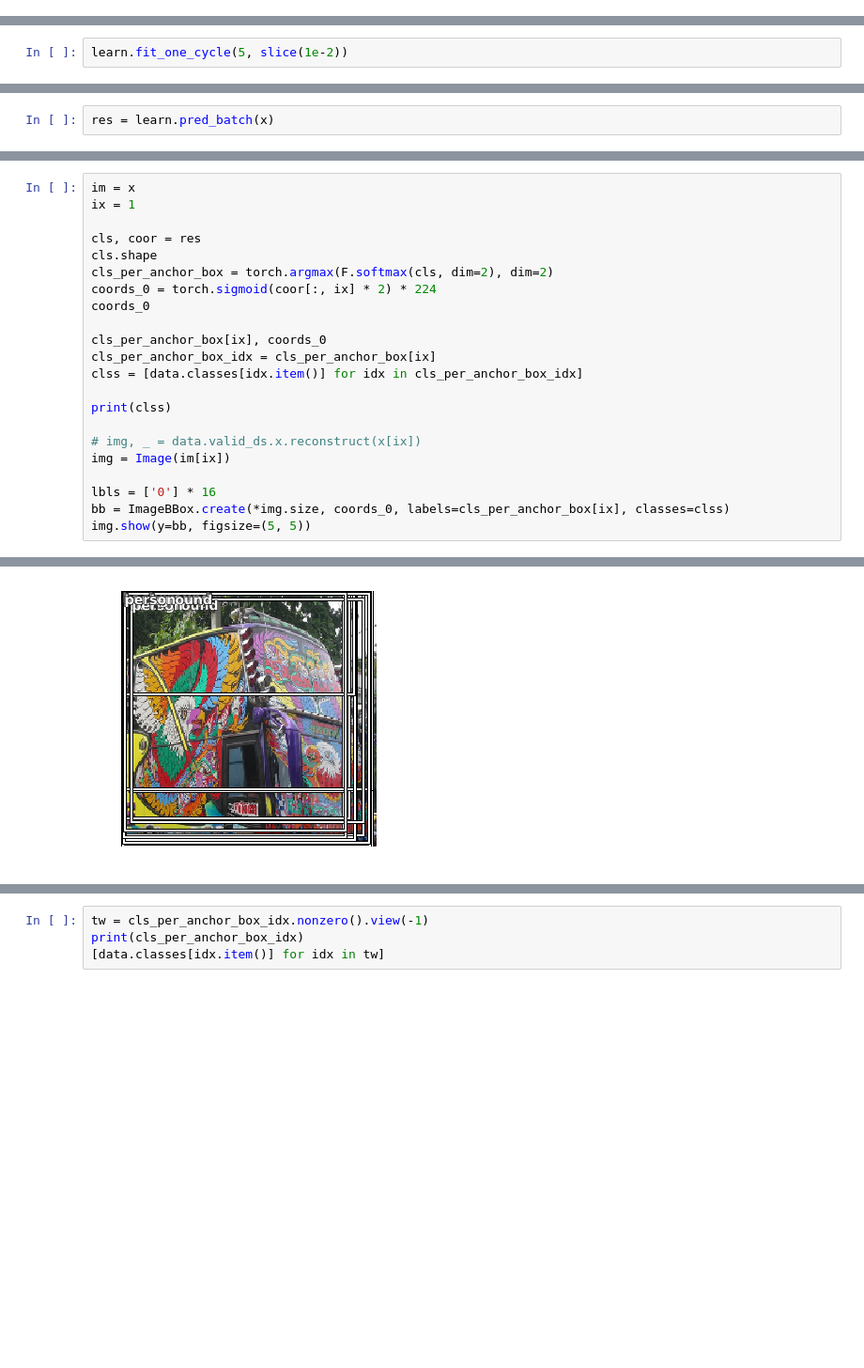
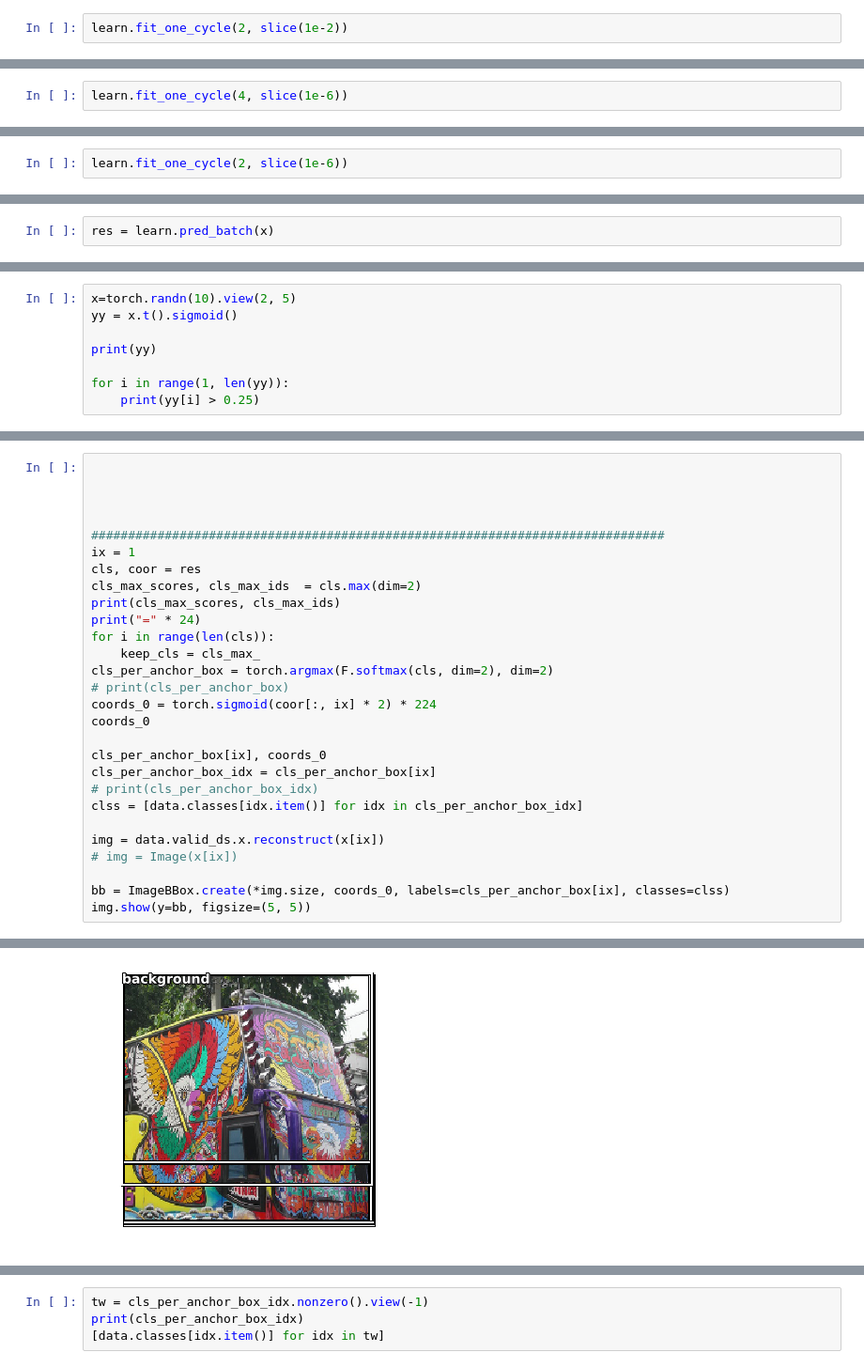
Before and after one commit to sidravic/SSD_ObjectDetection_2, a Jupyter notebook: train/MultiLabelObjectDetection.ipynb, the cells around one changed output, grey strips where cells are left out. Shown at 94% size. Saved outputs shown, nothing was run; the diff lists cells and outputs as text; blank space fills up the shorter version.

```diff
--- a/train/MultiLabelObjectDetection.ipynb
+++ b/train/MultiLabelObjectDetection.ipynb
@@ -699,0 +738,2 @@ learn = cnn_learner(data, models.resnet34, custom_head=head_reg4, loss_func=ssd_
+# %%
+learn.fit_one_cycle(2, slice(1e-2))
@@ -713,4 +755,4 @@ Min loss divided by 10: 1.45E-02
 # %%
-learn.fit_one_cycle(5, slice(1e-2))
+learn.fit_one_cycle(4, slice(1e-6))
 # %% [output]
 | epoch | train_loss | valid_loss | time |
@@ -721,0 +774,2 @@ learn.fit_one_cycle(5, slice(1e-2))
+# %%
+learn.fit_one_cycle(2, slice(1e-6))
@@ -732,0 +992,8 @@ res = learn.pred_batch(x)
+# %%
+x=torch.randn(10).view(2, 5)
+yy = x.t().sigmoid()
+
+print(yy)
+
+for i in range(1, len(yy)):
+    print(yy[i] > 0.25)
@@ -733,23 +1014,29 @@ res = learn.pred_batch(x)
 # %%
-im = x
+
+
+
+
+##############################################################################
 ix = 1
-
 cls, coor = res
-cls.shape
+cls_max_scores, cls_max_ids  = cls.max(dim=2)
+print(cls_max_scores, cls_max_ids)
+print("=" * 24)
+for i in range(len(cls)):
+    keep_cls = cls_max_
 cls_per_anchor_box = torch.argmax(F.softmax(cls, dim=2), dim=2)
+# print(cls_per_anchor_box)
 coords_0 = torch.sigmoid(coor[:, ix] * 2) * 224
 coords_0
 
 cls_per_anchor_box[ix], coords_0
 cls_per_anchor_box_idx = cls_per_anchor_box[ix]
+# print(cls_per_anchor_box_idx)
 clss = [data.classes[idx.item()] for idx in cls_per_anchor_box_idx]
 
-print(clss)
+img = data.valid_ds.x.reconstruct(x[ix])
+# img = Image(x[ix])
 
-# img, _ = data.valid_ds.x.reconstruct(x[ix])
-img = Image(im[ix])
-
-lbls = ['0'] * 16
 bb = ImageBBox.create(*img.size, coords_0, labels=cls_per_anchor_box[ix], classes=clss)
 img.show(y=bb, figsize=(5, 5))
 # %% [output]
@@ -757 +1060 @@ img.show(y=bb, figsize=(5, 5))
-[figure, old version]
+[figure, new version]
```
Also changed, not shown: parts of 31 cells of this notebook.
